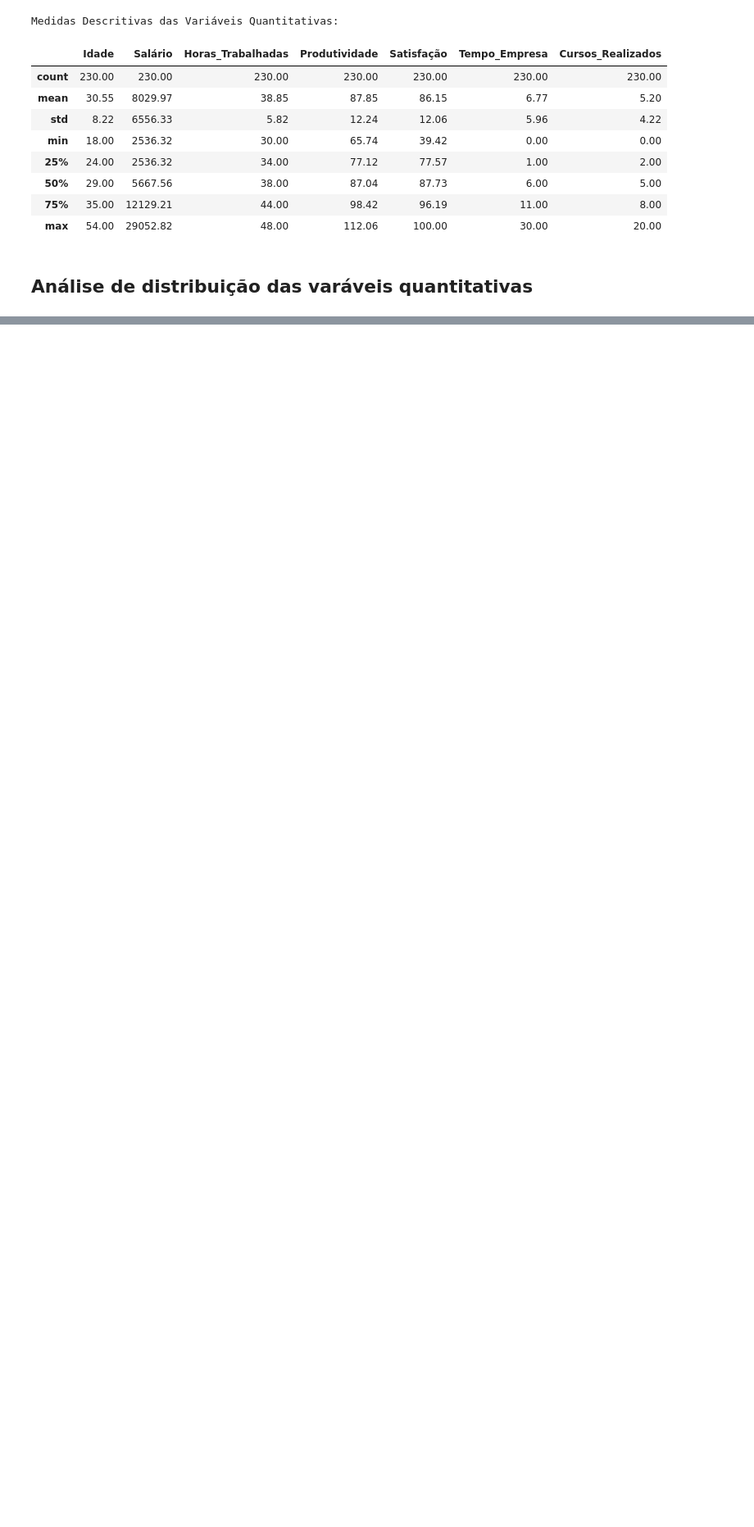
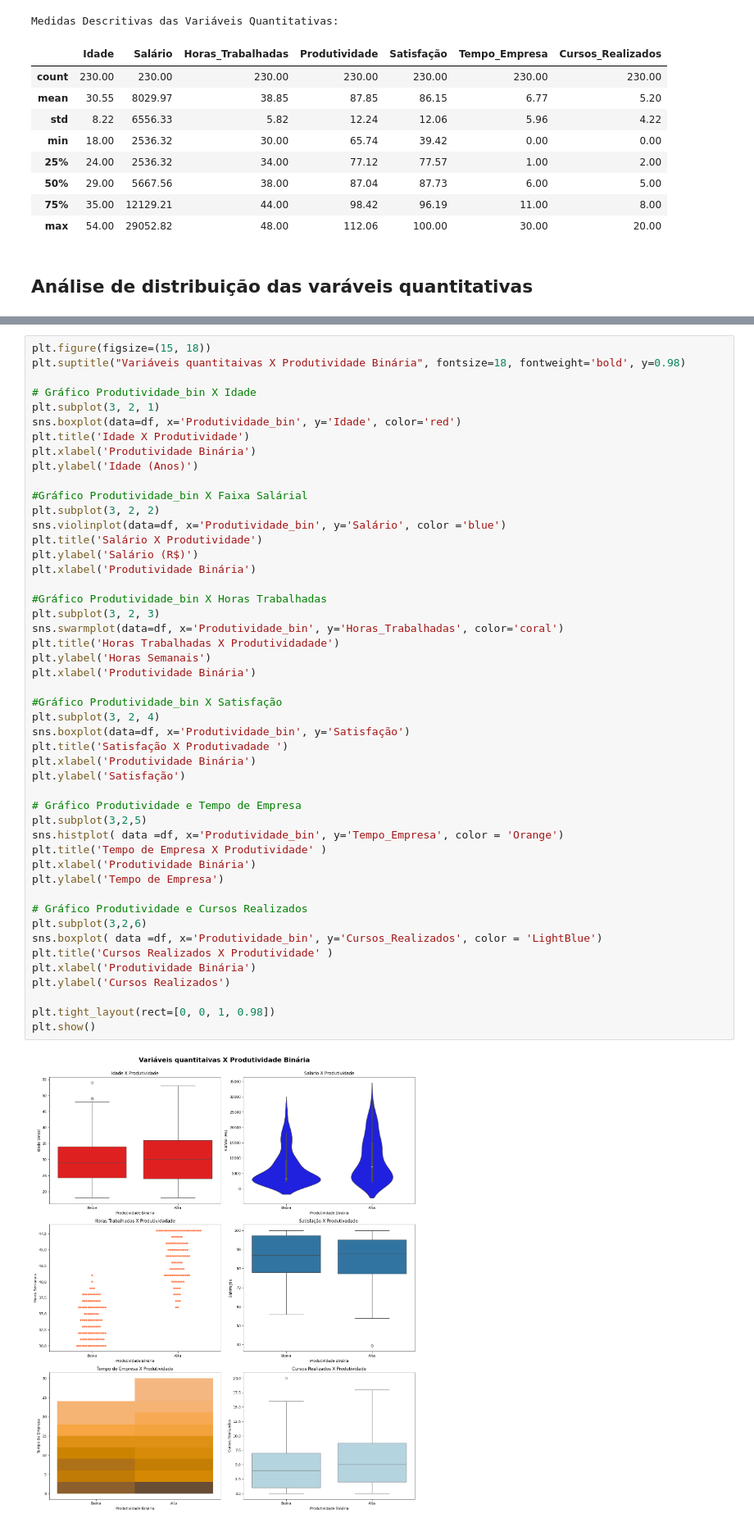
Before and after one commit to pedrocovisi/dados_e_decisoes, a Jupyter notebook: dados_e_decisoes.ipynb, the cells around one changed output, grey strips where cells are left out. Shown at 82% size. Drawn from its saved outputs; the diff is of its cells as text; blank space fills up the shorter version.

```diff
--- a/dados_e_decisoes.ipynb
+++ b/dados_e_decisoes.ipynb
@@ -218,0 +228,50 @@ plt.show()
+# %%
+plt.figure(figsize=(15, 18))
+plt.suptitle("Variáveis quantitaivas X Produtividade Binária", fontsize=18, fontweight='bold', y=0.98)
+
+# Gráfico Produtividade_bin X Idade
+plt.subplot(3, 2, 1)
+sns.boxplot(data=df, x='Produtividade_bin', y='Idade', color='red')
+plt.title('Idade X Produtividade')
+plt.xlabel('Produtividade Binária')
+plt.ylabel('Idade (Anos)')
+
+#Gráfico Produtividade_bin X Faixa Salárial
+plt.subplot(3, 2, 2)
+sns.violinplot(data=df, x='Produtividade_bin', y='Salário', color ='blue')
+plt.title('Salário X Produtividade')
+plt.ylabel('Salário (R$)')
+plt.xlabel('Produtividade Binária')
+
+#Gráfico Produtividade_bin X Horas Trabalhadas
+plt.subplot(3, 2, 3)
+sns.swarmplot(data=df, x='Produtividade_bin', y='Horas_Trabalhadas', color='coral')
+plt.title('Horas Trabalhadas X Produtividadade')
+plt.ylabel('Horas Semanais')
+plt.xlabel('Produtividade Binária')
+
+#Gráfico Produtividade_bin X Satisfação
+plt.subplot(3, 2, 4)
+sns.boxplot(data=df, x='Produtividade_bin', y='Satisfação')
+plt.title('Satisfação X Produtivadade ')
+plt.xlabel('Produtividade Binária')
+plt.ylabel('Satisfação')
+
+# Gráfico Produtividade e Tempo de Empresa
+plt.subplot(3,2,5)
+sns.histplot( data =df, x='Produtividade_bin', y='Tempo_Empresa', color = 'Orange')
+plt.title('Tempo de Empresa X Produtividade' )
+plt.xlabel('Produtividade Binária')
+plt.ylabel('Tempo de Empresa')
+
+# Gráfico Produtividade e Cursos Realizados
+plt.subplot(3,2,6)
+sns.boxplot( data =df, x='Produtividade_bin', y='Cursos_Realizados', color = 'LightBlue')
+plt.title('Cursos Realizados X Produtividade' )
+plt.xlabel('Produtividade Binária')
+plt.ylabel('Cursos Realizados')
+
+plt.tight_layout(rect=[0, 0, 1, 0.98])
+plt.show()
+# %% [output]
+[figure, added]
```
Also changed, not shown: parts of 10 cells of this notebook.
